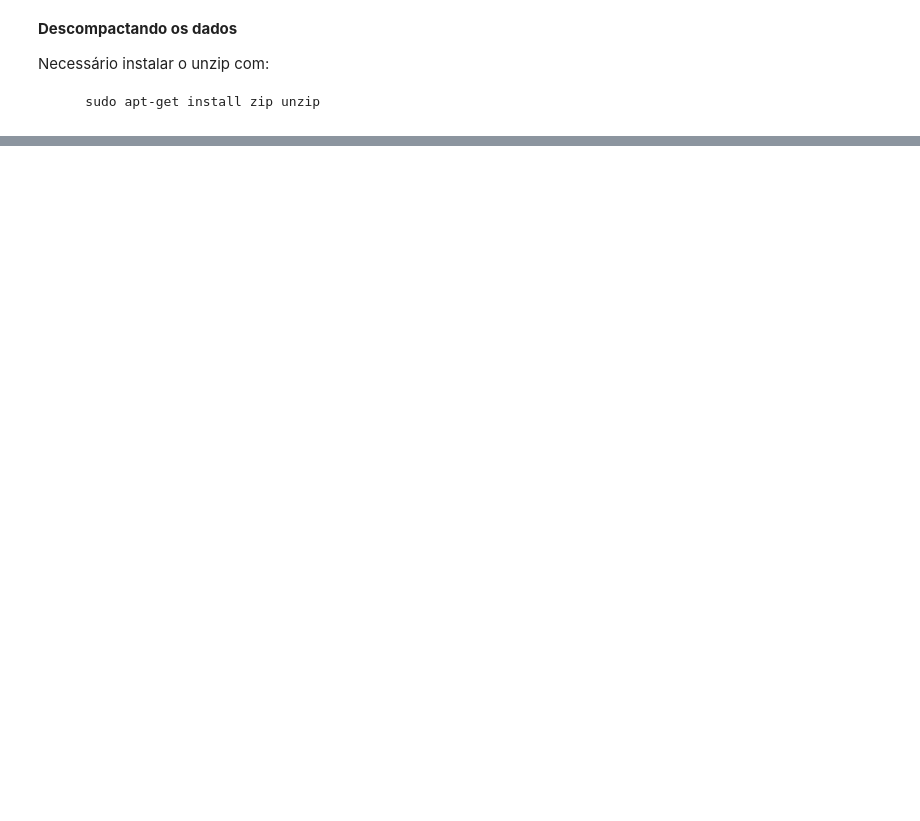
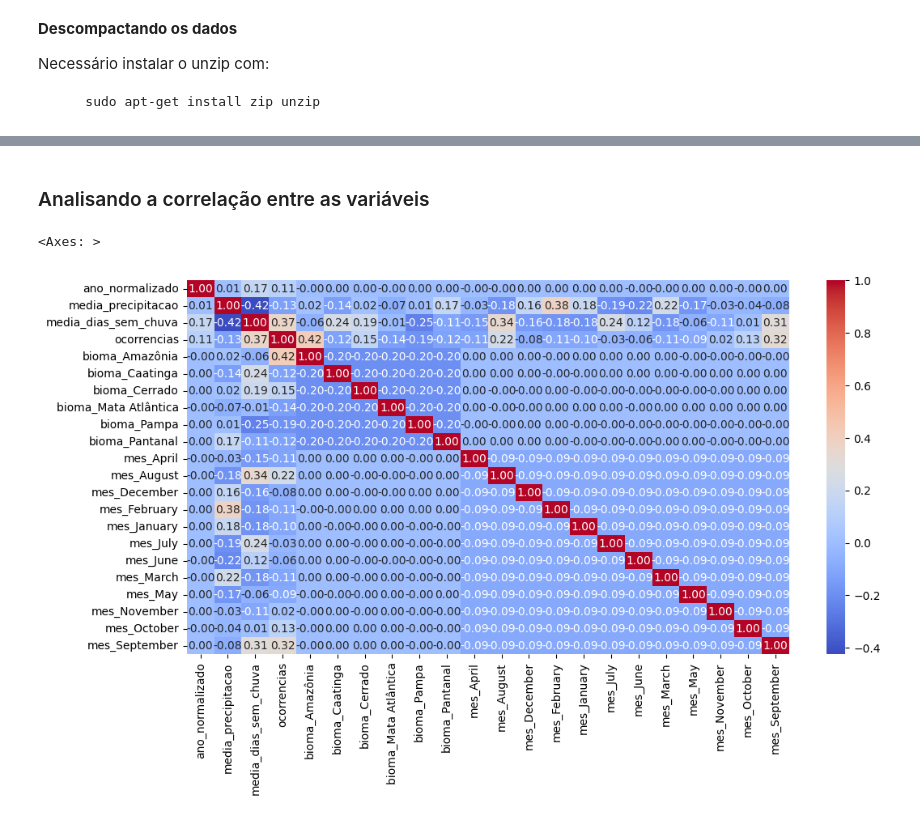
Before and after one commit to DiogoBotton/FIAP_GS_Forest_Fires, a Jupyter notebook: src/WildFire_TimeSeries/time_series.ipynb, the cells around one changed output, grey strips where cells are left out. Drawn from its saved outputs; the diff is of its cells as text; code cells hidden in the pictures; blank space fills up the shorter version.

```diff
--- a/src/WildFire_TimeSeries/time_series.ipynb
+++ b/src/WildFire_TimeSeries/time_series.ipynb
@@ -80,0 +133,12 @@ plt.grid(True)
+# %%
+df_occurrences_month = df.groupby(['bioma', 'mes', 'ano_normalizado']).agg({ # Agg realiza calculos nas colunas
+    'precipitacao': 'mean', # Média da precipitação
+    'numero_dias_sem_chuva': lambda x: round(x.mean()), # Média do número de dias sem chuva e arredonda para o número mais próximo
+    'pais': 'count' # Utilizando qualquer coluna para fazer a contagem de ocorrências
+}).rename(columns={
+    'precipitacao': 'media_precipitacao',
+    'numero_dias_sem_chuva': 'media_dias_sem_chuva',
+    'pais': 'ocorrencias' # Renomeando a coluna "pais" (count) para "ocorrencias"
+}).reset_index() # Remove os índices hierárquicos para colunas normais do dataframe
+
+df_occurrences_month.head()
@@ -80,0 +154,6 @@ plt.grid(True)
+# %%
+dummies = pd.get_dummies(df_occurrences_month, columns=['bioma', 'mes'])
+df_final = pd.concat([df_occurrences_month[['bioma', 'mes']], dummies], axis=1)
+# %%
+df_final = df_final.drop(['bioma','mes'], axis=1)
+df_final.head()
@@ -80,0 +168,10 @@ plt.grid(True)
+# %% [markdown]
+### Analisando a correlação entre as variáveis
+# %%
+corr = df_final.corr(numeric_only=True)
+# %%
+plt.figure(figsize=(12,6))
+sns.heatmap(corr, annot=True, cmap='coolwarm', fmt='.2f')
+# %% [output]
+<Axes: >
+[figure, added]
```
Also changed, not shown: parts of 22 cells of this notebook, 1 other file.
